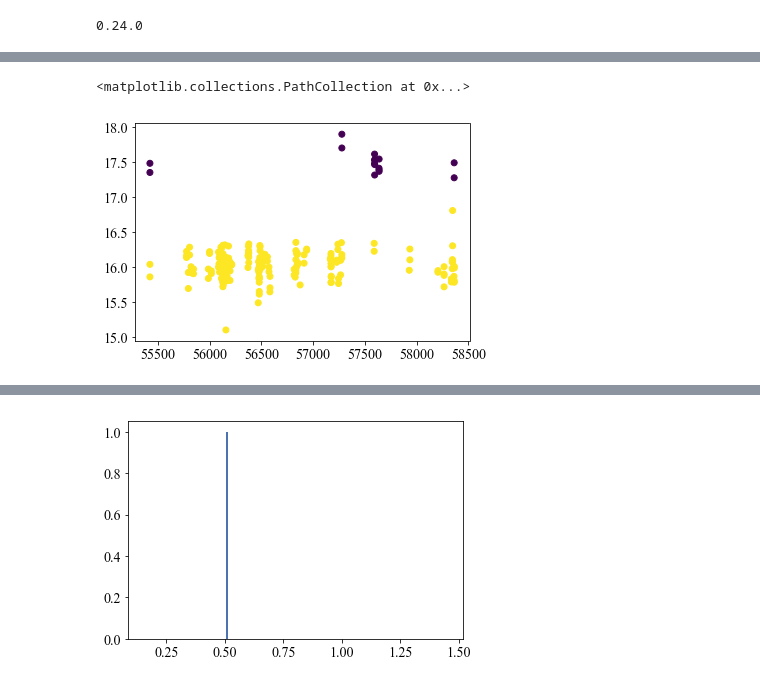
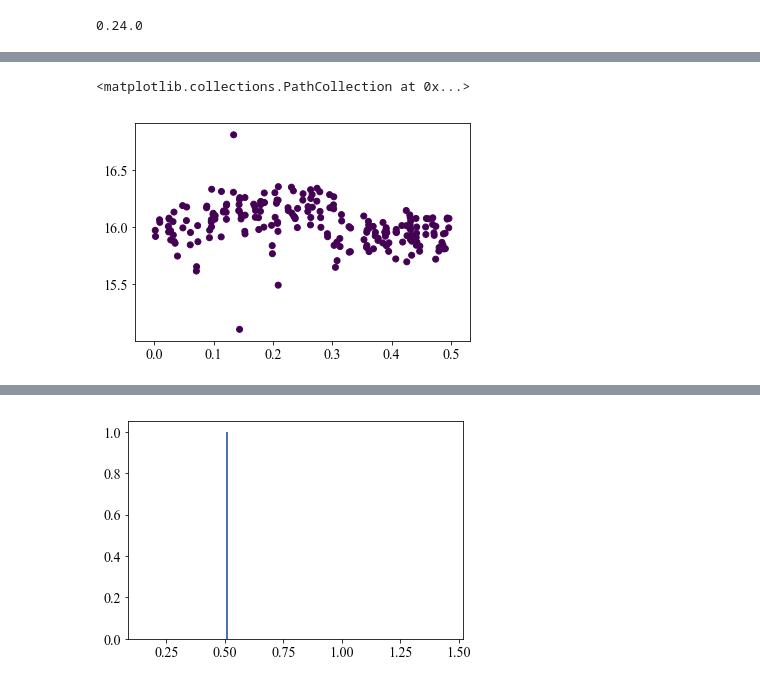
Before and after one commit to thomasmolnar/virac_classifier, a Jupyter notebook: test_notebooks/var_out.ipynb, the cells around one changed output, grey strips where cells are left out. Drawn from its saved outputs; the diff is of its cells as text; code cells hidden in the pictures.

```diff
--- a/test_notebooks/var_out.ipynb
+++ b/test_notebooks/var_out.ipynb
@@ -818,3 +829,4 @@ from interface_utils.light_curve_loader import lightcurve_loader
 ll = lightcurve_loader('/data/jls/virac/')
 # %%
 lc=ll([9270237019892])
+lc = lc[lc['filterid']==5]
@@ -827,5 +854,5 @@ np.unique(lc['filterid'])
 # %%
-plt.scatter(lc['mjdobs'],lc['mag'],c=lc['filterid'])
+plt.scatter(lc['mjdobs']%(0.5074),lc['mag'],c=lc['filterid'])
 # %% [output]
 <matplotlib.collections.PathCollection at 0x...>
-[figure, old version]
+[figure, new version]
```
Also changed, not shown: parts of 8 cells of this notebook, 2 other files.
